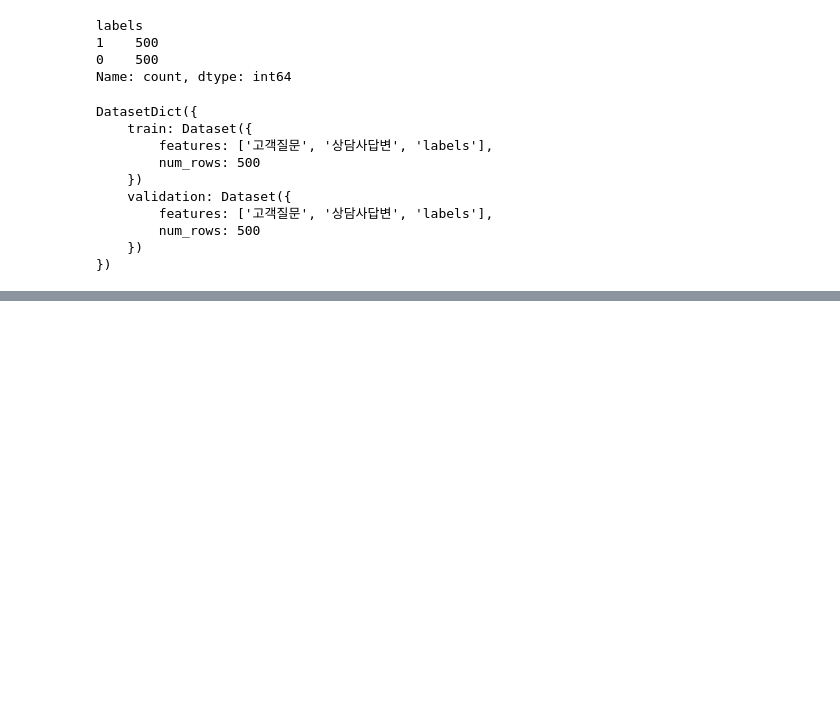
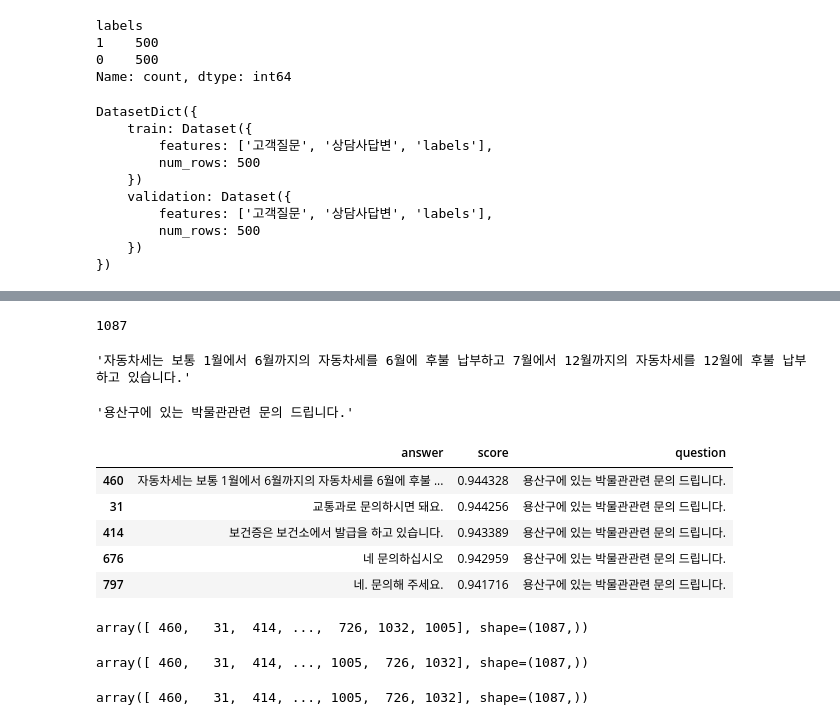
Before and after one commit to SeoYun-Y/study, a Jupyter notebook: multicampus_practice/20260617/02_BERT.ipynb, the cells around one changed output, grey strips where cells are left out. Drawn from its saved outputs; the diff is of its cells as text; code cells hidden in the pictures; blank space fills up the shorter version.

```diff
--- a/multicampus_practice/20260617/02_BERT.ipynb
+++ b/multicampus_practice/20260617/02_BERT.ipynb
@@ -350,0 +368,29 @@ trainer.train()
+# %%
+# 질문과 답변의 목록들이 입력되었을때 가장 올바른 답변을 찾아주는 함수를 하나 생성
+def score_pairs(question, answers):
+    # question : 질문
+    # answers : 후보 답변들
+    # 질문은 하나고 답변은 여러개 -> 질문과 답변을 1:1 매칭
+    questions = [question] * len(answers)
+    tokens = tokenizer(
+        questions,
+        answers,
+        truncation = True,
+        max_length = max_len,
+        padding = True,
+        return_tensors = 'pt'
+    )
+    # token_type_ids 제거
+    tokens.pop('token_type_ids', None)
+
+    # 인코딩 데이터를 딕셔너리 형으로 변환
+    inputs = {
+        k : v for k, v in tokens.items()
+    }
+
+    model.eval()
+    with torch.no_grad():
+        logits = model(**inputs)['logits']
+        probs = torch.softmax(logits, dim = -1)[:, 1]
+        # probs -> 1의 확률 -> 정상적인 답변일 확률
+    return probs.tolist()
@@ -350,0 +429,50 @@ trainer.train()
+# %%
+# 답변의 목록들 중 확률이 높은 상위 3개 정도의 답변을 출력
+question = random.choice(df3['고객질문'].tolist())
+answers = df3['상담사답변'].tolist()
+# %%
+scores = score_pairs(question, answers)
+# %%
+len(scores)
+# %% [output]
+1087
+# %%
+best_idx = np.argmax(scores)
+answers[best_idx]
+# %% [output]
+'자동차세는 보통 1월에서 6월까지의 자동차세를 6월에 후불 납부하고 7월에서 12월까지의 자동차세를 12월에 후불 납부하고 있습니다.'
+# %%
+question
+# %% [output]
+'용산구에 있는 박물관관련 문의 드립니다.'
+# %%
+# 1일 확률이 높은 상위 3개의 위치
+answers_df = pd.DataFrame(zip(answers, scores), columns = ['answer', 'score'])
+answers_df.sort_values('score', ascending=False, inplace = True)
+answers_df['question'] = question
+answers_df.head()
+# %% [output]
+|  | answer | score | question |
+| 460 | 자동차세는 보통 1월에서 6월까지의 자동차세를 6월에 후불 ... | 0.944328 | 용산구에 있는 박물관관련 문의 드립니다. |
+| 31 | 교통과로 문의하시면 돼요. | 0.944256 | 용산구에 있는 박물관관련 문의 드립니다. |
+| 414 | 보건증은 보건소에서 발급을 하고 있습니다. | 0.943389 | 용산구에 있는 박물관관련 문의 드립니다. |
+| 676 | 네 문의하십시오 | 0.942959 | 용산구에 있는 박물관관련 문의 드립니다. |
+| 797 | 네. 문의해 주세요. | 0.941716 | 용산구에 있는 박물관관련 문의 드립니다. |
+# %%
+# 오름차순 정렬의 인덱스의 값을 확인
+# argsort() : 오름차순 정렬에서 인덱스의 값을 출력
+# score에 - 기호를 사용하여 정렬
+# 반대로 뒤집기 [::-1]
+# np.flip() : 반대로 뒤집는 함수
+sort_idx = np.argsort(-np.array(scores))
+sort_idx
+# %% [output]
+array([ 460,   31,  414, ...,  726, 1032, 1005], shape=(1087,))
+# %%
+np.argsort(scores)[::-1]
+# %% [output]
+array([ 460,   31,  414, ..., 1005,  726, 1032], shape=(1087,))
+# %%
+np.flip( np.argsort(scores) )
+# %% [output]
+array([ 460,   31,  414, ..., 1005,  726, 1032], shape=(1087,))
```
Also changed, not shown: parts of 17 cells of this notebook, 2 other files.
